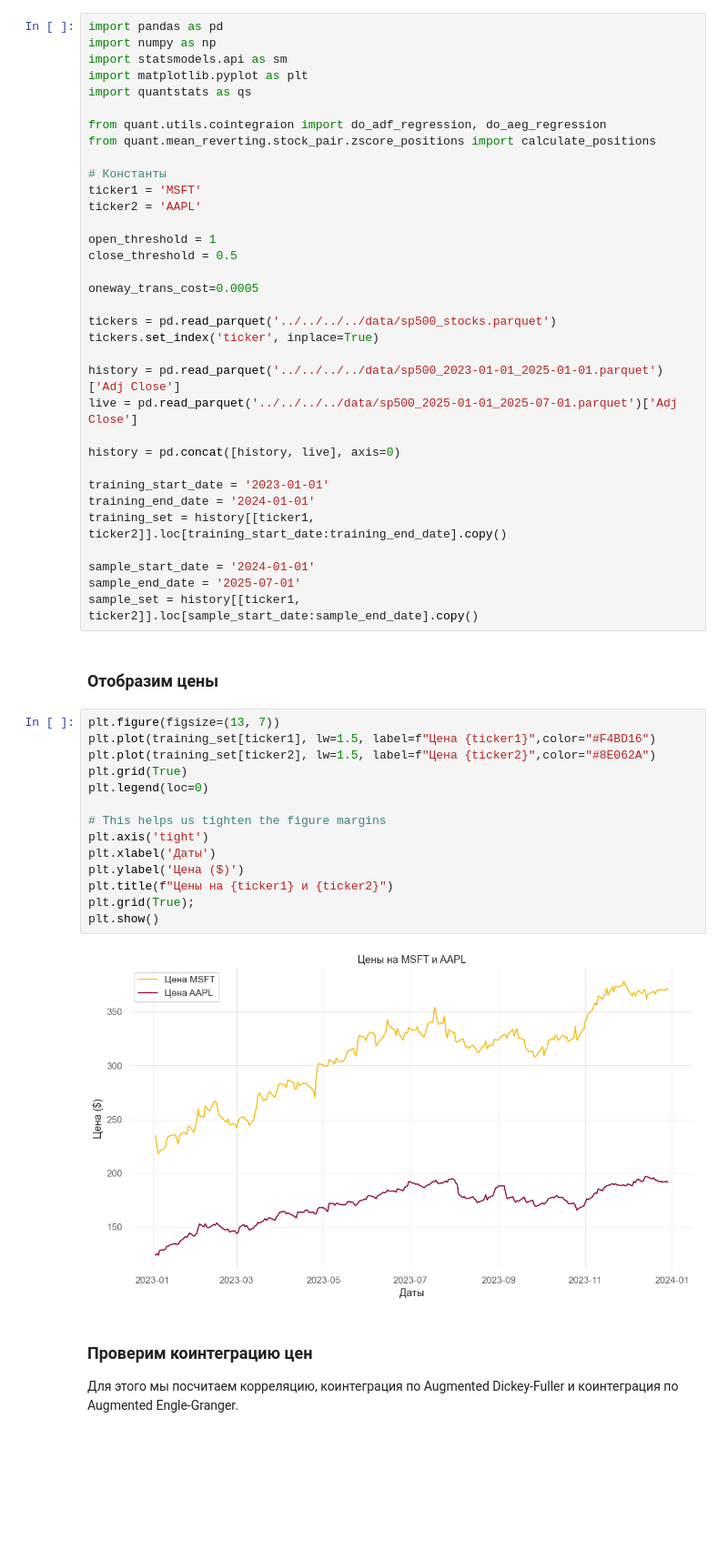
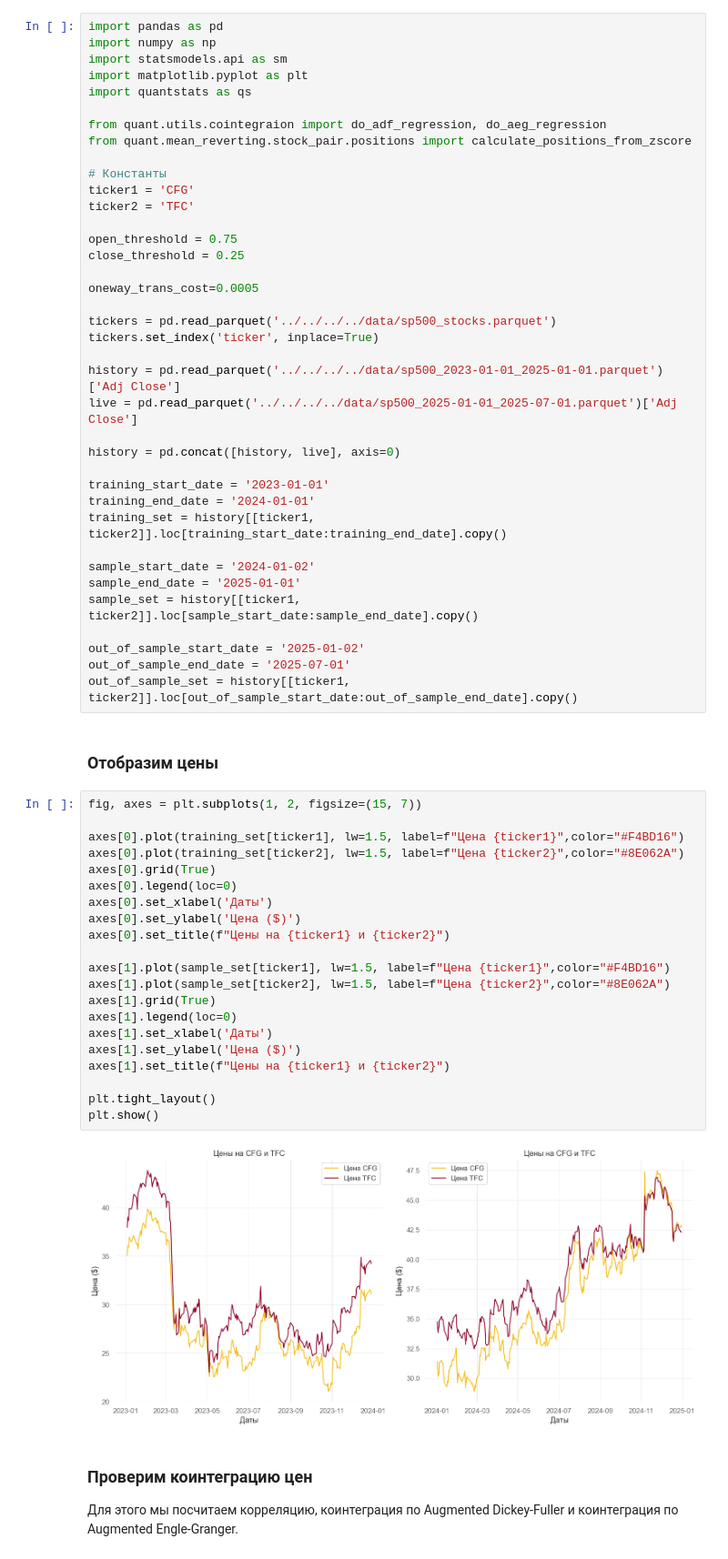
Before and after one commit to Driim/quant, a Jupyter notebook: src/quant/mean_reverting/stock_pair/bollinger_bands_price.ipynb, the cells around one changed output. Shown at 91% size. Saved outputs shown, nothing was run; the diff lists cells and outputs as text; blank space fills up the shorter version.

```diff
--- a/src/quant/mean_reverting/stock_pair/bollinger_bands_price.ipynb
+++ b/src/quant/mean_reverting/stock_pair/bollinger_bands_price.ipynb
@@ -6,14 +6,14 @@ import matplotlib.pyplot as plt
 import quantstats as qs
 
 from quant.utils.cointegraion import do_adf_regression, do_aeg_regression
-from quant.mean_reverting.stock_pair.zscore_positions import calculate_positions
+from quant.mean_reverting.stock_pair.positions import calculate_positions_from_zscore
 
 # Константы
-ticker1 = 'MSFT'
-ticker2 = 'AAPL'
+ticker1 = 'CFG'
+ticker2 = 'TFC'
 
-open_threshold = 1
-close_threshold = 0.5
+open_threshold = 0.75
+close_threshold = 0.25
 
 oneway_trans_cost=0.0005
 
@@ -29,27 +29,38 @@ training_start_date = '2023-01-01'
 training_end_date = '2024-01-01'
 training_set = history[[ticker1, ticker2]].loc[training_start_date:training_end_date].copy()
 
-sample_start_date = '2024-01-01'
-sample_end_date = '2025-07-01'
+sample_start_date = '2024-01-02'
+sample_end_date = '2025-01-01'
 sample_set = history[[ticker1, ticker2]].loc[sample_start_date:sample_end_date].copy()
+
+out_of_sample_start_date = '2025-01-02'
+out_of_sample_end_date = '2025-07-01'
+out_of_sample_set = history[[ticker1, ticker2]].loc[out_of_sample_start_date:out_of_sample_end_date].copy()
 # %% [markdown]
 ### Отобразим цены
 # %%
-plt.figure(figsize=(13, 7))
-plt.plot(training_set[ticker1], lw=1.5, label=f"Цена {ticker1}",color="#F4BD16")
-plt.plot(training_set[ticker2], lw=1.5, label=f"Цена {ticker2}",color="#8E062A")
-plt.grid(True)
-plt.legend(loc=0)
+fig, axes = plt.subplots(1, 2, figsize=(15, 7))
 
-# This helps us tighten the figure margins
-plt.axis('tight')
-plt.xlabel('Даты')
-plt.ylabel('Цена ($)')
-plt.title(f"Цены на {ticker1} и {ticker2}")
-plt.grid(True);
+axes[0].plot(training_set[ticker1], lw=1.5, label=f"Цена {ticker1}",color="#F4BD16")
+axes[0].plot(training_set[ticker2], lw=1.5, label=f"Цена {ticker2}",color="#8E062A")
+axes[0].grid(True)
+axes[0].legend(loc=0)
+axes[0].set_xlabel('Даты')
+axes[0].set_ylabel('Цена ($)')
+axes[0].set_title(f"Цены на {ticker1} и {ticker2}")
+
+axes[1].plot(sample_set[ticker1], lw=1.5, label=f"Цена {ticker1}",color="#F4BD16")
+axes[1].plot(sample_set[ticker2], lw=1.5, label=f"Цена {ticker2}",color="#8E062A")
+axes[1].grid(True)
+axes[1].legend(loc=0)
+axes[1].set_xlabel('Даты')
+axes[1].set_ylabel('Цена ($)')
+axes[1].set_title(f"Цены на {ticker1} и {ticker2}")
+
+plt.tight_layout()
 plt.show()
 # %% [output]
-[figure, old version]
+[figure, new version]
 # %% [markdown]
 ### Проверим коинтеграцию цен
 Для этого мы посчитаем корреляцию, коинтеграция по Augmented Dickey-Fuller и коинтеграция по Augmented Engle-Granger.
```
Also changed, not shown: parts of 12 cells of this notebook, 7 other files.
